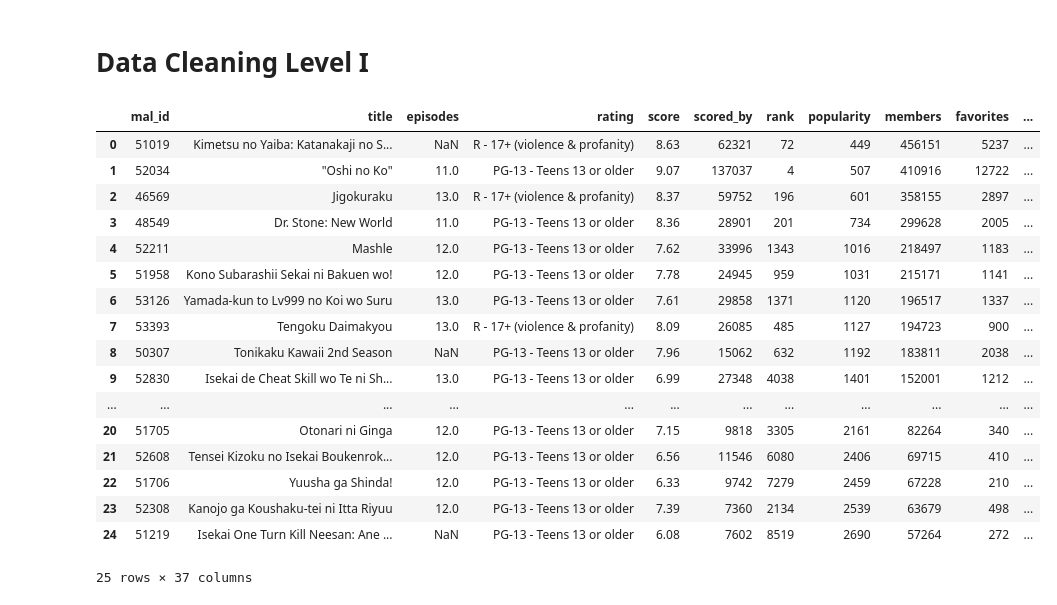
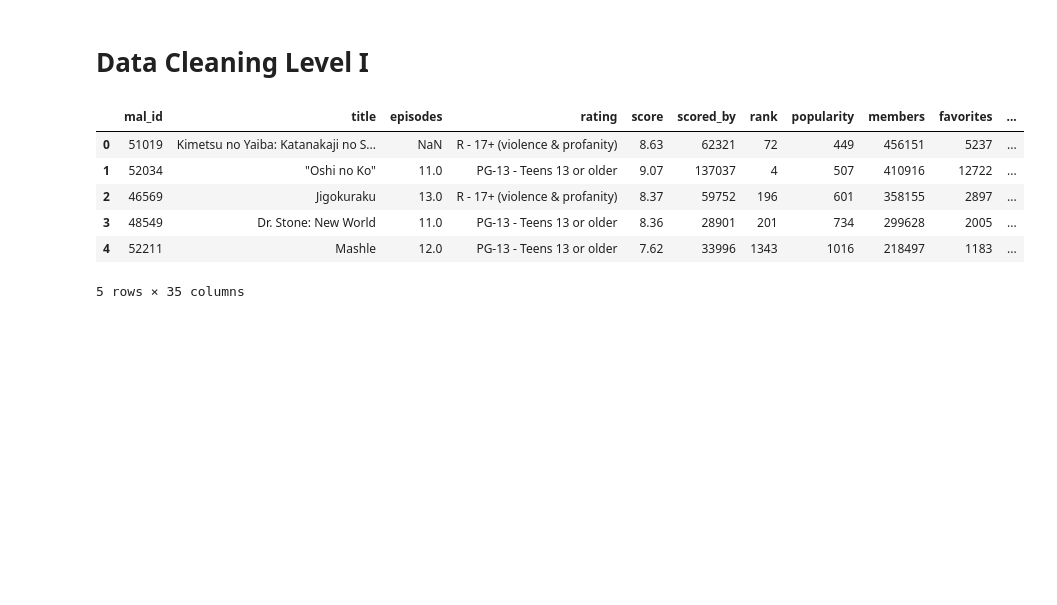
Before and after one commit to WuJunNing/INST447FinalProject, a Jupyter notebook: Final_Project.ipynb, the cells around one changed output. Saved outputs shown, nothing was run; the diff lists cells and outputs as text; code cells hidden in the pictures; blank space fills up the shorter version.

Commit message:
started data cleaning

```diff
--- a/Final_Project.ipynb
+++ b/Final_Project.ipynb
@@ -81,24 +81,13 @@ data_pd
 # %%
 data_pd.drop(columns=['url', 'images', 'trailer', 'approved', 'duration', 'aired', 'airing', 'status',
                       'type', 'source', 'titles', 'title_english', 'title_japanese', 'title_synonyms',
-                      'background', 'explicit_genres', 'themes',],inplace=True)
-data_pd
+                      'background', 'explicit_genres', 'themes', 'demographics', 'synopsis'],inplace=True)
+data_pd.head()
 # %% [output]
 |  | mal_id | title | episodes | rating | score | scored_by | rank | popularity | members | favorites | ... |
 | 0 | 51019 | Kimetsu no Yaiba: Katanakaji no S... | NaN | R - 17+ (violence & profanity) | 8.63 | 62321 | 72 | 449 | 456151 | 5237 | ... |
 | 1 | 52034 | "Oshi no Ko" | 11.0 | PG-13 - Teens 13 or older | 9.07 | 137037 | 4 | 507 | 410916 | 12722 | ... |
 | 2 | 46569 | Jigokuraku | 13.0 | R - 17+ (violence & profanity) | 8.37 | 59752 | 196 | 601 | 358155 | 2897 | ... |
 | 3 | 48549 | Dr. Stone: New World | 11.0 | PG-13 - Teens 13 or older | 8.36 | 28901 | 201 | 734 | 299628 | 2005 | ... |
 | 4 | 52211 | Mashle | 12.0 | PG-13 - Teens 13 or older | 7.62 | 33996 | 1343 | 1016 | 218497 | 1183 | ... |
-| 5 | 51958 | Kono Subarashii Sekai ni Bakuen wo! | 12.0 | PG-13 - Teens 13 or older | 7.78 | 24945 | 959 | 1031 | 215171 | 1141 | ... |
-| 6 | 53126 | Yamada-kun to Lv999 no Koi wo Suru | 13.0 | PG-13 - Teens 13 or older | 7.61 | 29858 | 1371 | 1120 | 196517 | 1337 | ... |
-| 7 | 53393 | Tengoku Daimakyou | 13.0 | R - 17+ (violence & profanity) | 8.09 | 26085 | 485 | 1127 | 194723 | 900 | ... |
-| 8 | 50307 | Tonikaku Kawaii 2nd Season | NaN | PG-13 - Teens 13 or older | 7.96 | 15062 | 632 | 1192 | 183811 | 2038 | ... |
-| 9 | 52830 | Isekai de Cheat Skill wo Te ni Sh... | 13.0 | PG-13 - Teens 13 or older | 6.99 | 27348 | 4038 | 1401 | 152001 | 1212 | ... |
-| ... | ... | ... | ... | ... | ... | ... | ... | ... | ... | ... | ... |
-| 20 | 51705 | Otonari ni Ginga | 12.0 | PG-13 - Teens 13 or older | 7.15 | 9818 | 3305 | 2161 | 82264 | 340 | ... |
-| 21 | 52608 | Tensei Kizoku no Isekai Boukenrok... | 12.0 | PG-13 - Teens 13 or older | 6.56 | 11546 | 6080 | 2406 | 69715 | 410 | ... |
-| 22 | 51706 | Yuusha ga Shinda! | 12.0 | PG-13 - Teens 13 or older | 6.33 | 9742 | 7279 | 2459 | 67228 | 210 | ... |
-| 23 | 52308 | Kanojo ga Koushaku-tei ni Itta Riyuu | 12.0 | PG-13 - Teens 13 or older | 7.39 | 7360 | 2134 | 2539 | 63679 | 498 | ... |
-| 24 | 51219 | Isekai One Turn Kill Neesan: Ane ... | NaN | PG-13 - Teens 13 or older | 6.08 | 7602 | 8519 | 2690 | 57264 | 272 | ... |
-25 rows × 37 columns
+5 rows × 35 columns
```
Also changed, not shown: parts of 5 cells of this notebook.
